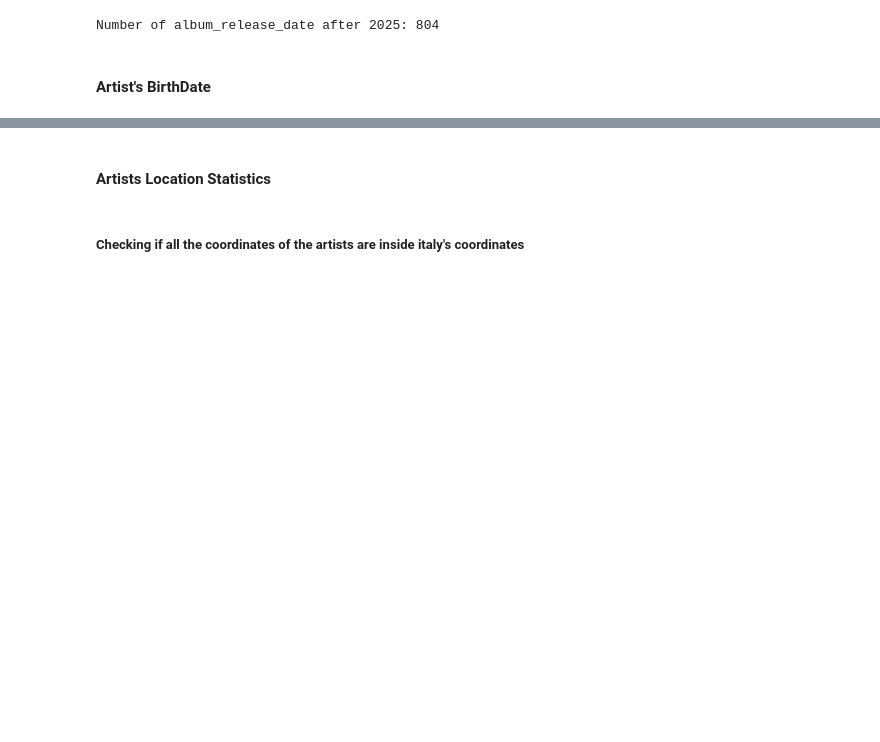
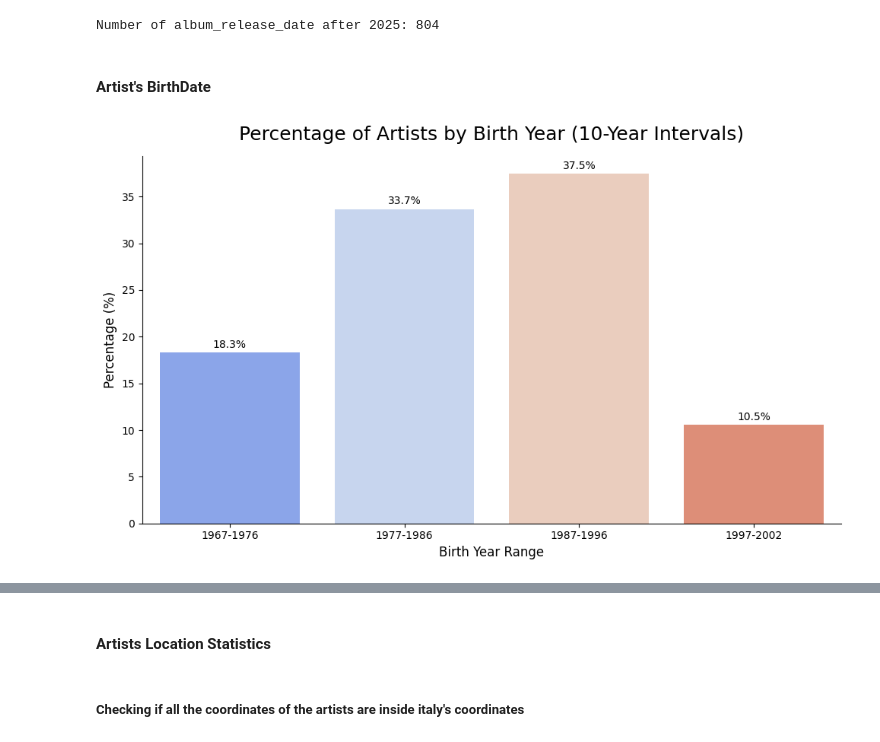
Before and after one commit to MichelaFaella/data_mining_project, a Jupyter notebook: mary.ipynb, the cells around one changed output, grey strips where cells are left out. Cells and saved outputs as stored; diff of their text form; code cells hidden in the pictures; blank space fills up the shorter version.

```diff
--- a/mary.ipynb
+++ b/mary.ipynb
@@ -990,3 +985,42 @@ print(f"Number of album_release_date after 2025: {album_release_date_after_2025}
 Number of album_release_date after 2025: 804
 # %% [markdown]
 #### Artist's BirthDate
+# %%
+import pandas as pd
+import seaborn as sns
+import matplotlib.pyplot as plt
+
+
+df['birth_year'] = df['birth_date'].dt.year
+
+# --- Drop missing birth years and make a copy ---
+df_birth_years = df.dropna(subset=['birth_year']).copy()
+
+# --- Create 20-year bins ensuring last bin includes the max year ---
+start = int(df_birth_years['birth_year'].min())
+end = int(df_birth_years['birth_year'].max())
+bins = list(range(start, end, 10)) + [end]
+labels = [f"{b}-{min(b+9, end)}" for b in bins[:-1]]
+
+df_birth_years['birth_year_group'] = pd.cut(df_birth_years['birth_year'], bins=bins, labels=labels, right=False)
+
+# --- Calculate percentage per group ---
+group_percent = df_birth_years['birth_year_group'].value_counts(normalize=True).sort_index() * 100
+group_df = pd.DataFrame({'birth_year_group': group_percent.index, 'percent': group_percent.values})
+
+# --- Plot ---
+plt.figure(figsize=(10, 6))
+sns.barplot(data=group_df, x='birth_year_group', y='percent', hue='birth_year_group', palette='coolwarm', legend=False)
+
+# --- Add percentage labels ---
+for i, val in enumerate(group_df['percent']):
+    plt.text(i, val + 0.5, f"{val:.1f}%", ha='center', fontsize=10)
+
+plt.title("Percentage of Artists by Birth Year (10-Year Intervals)", fontsize=18, pad=15)
+plt.xlabel("Birth Year Range", fontsize=12)
+plt.ylabel("Percentage (%)", fontsize=12)
+sns.despine()
+plt.tight_layout()
+plt.show()
+# %% [output]
+[figure, added]
```
Also changed, not shown: parts of 5 cells of this notebook.
